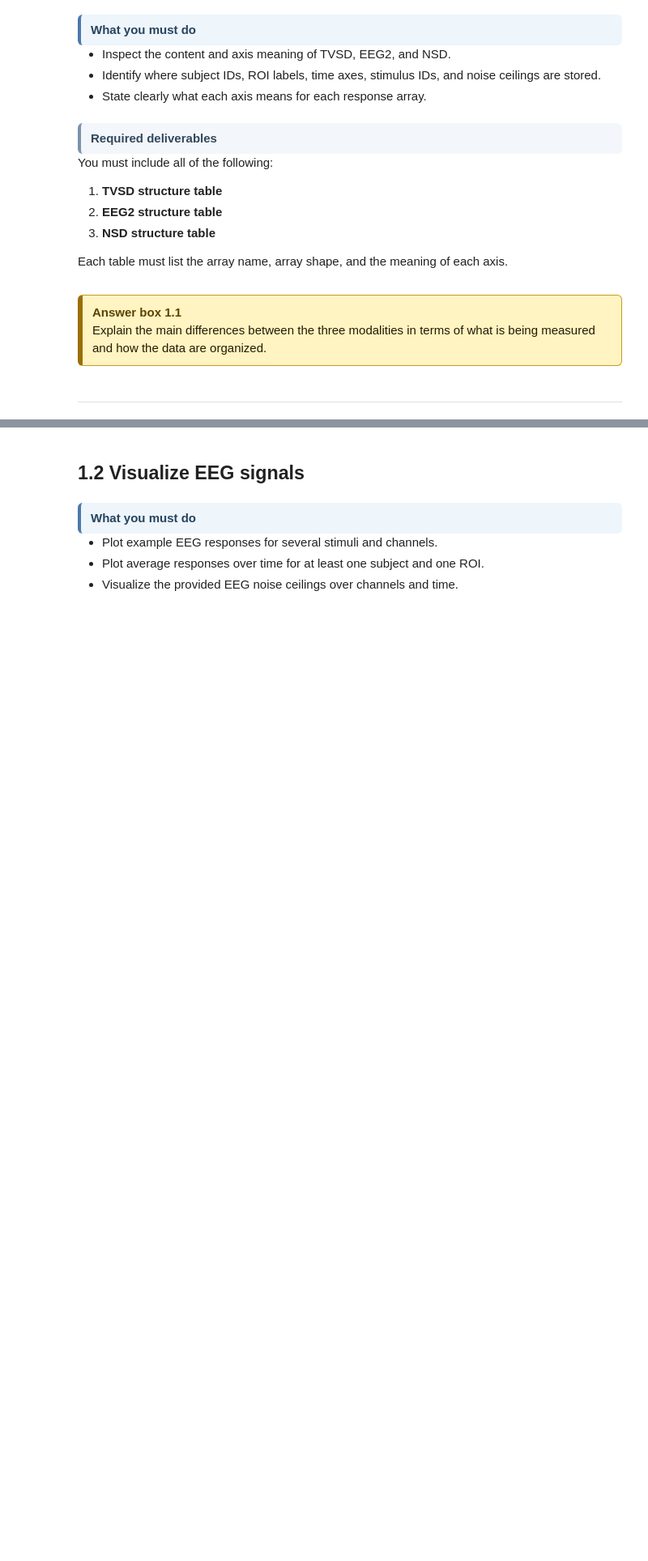
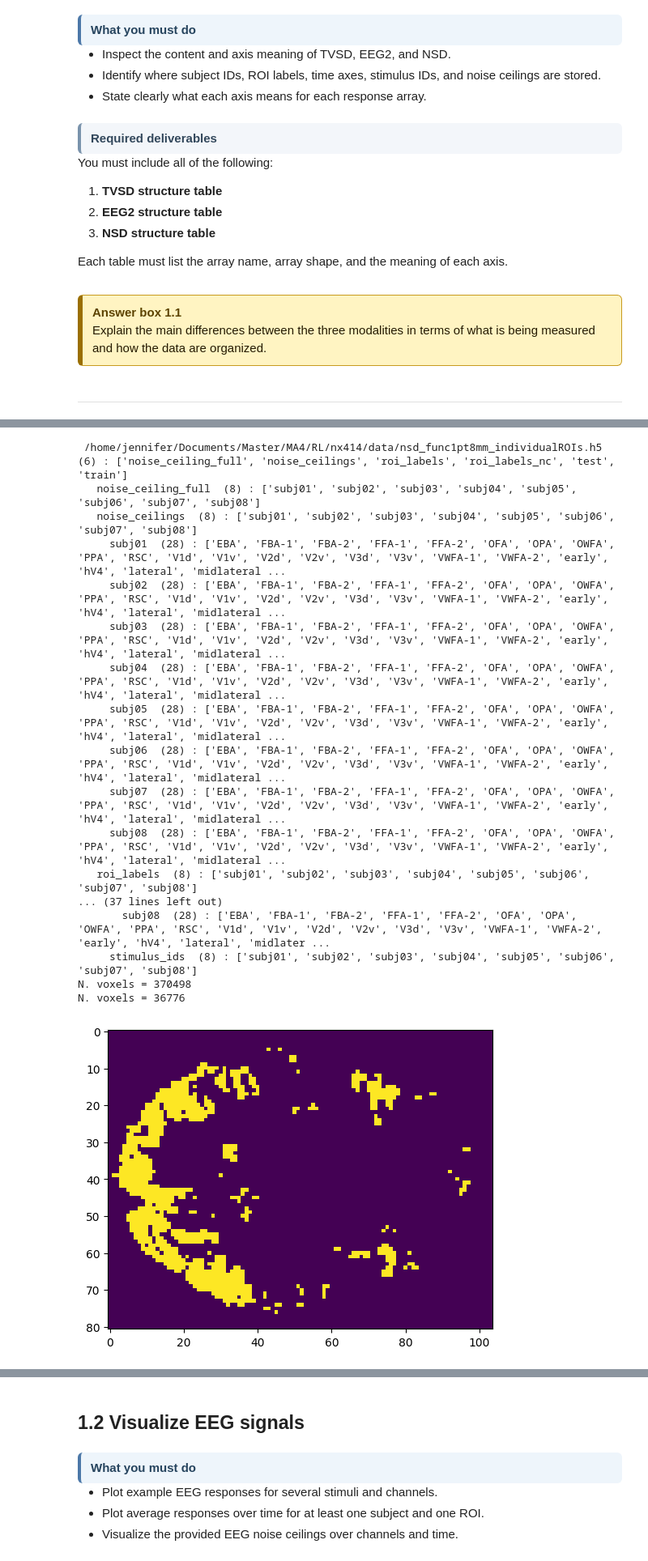
Before and after one commit to biancaziliotto/NX-414, a Jupyter notebook: project/nx414_project_2026_merged.ipynb, the cells around one changed output, grey strips where cells are left out. Shown at 81% size. Cells and saved outputs as stored; diff of their text form; code cells hidden in the pictures; blank space fills up the shorter version.

```diff
--- a/project/nx414_project_2026_merged.ipynb
+++ b/project/nx414_project_2026_merged.ipynb
@@ -451,23 +527,30 @@ Additionally, each split contains a vector of stimulus_id of length = n. stimuli
 
 For each (subject, ROI), noise ceiling is a vector of length = n. channels.
 # %%
-# Inspect NSD
-# NSD (human fMRI) — b3 single-trial beta estimates in func1pt8mm space, derived using voxel-wise HRF fitting, GLMdenoise, and ridge regression.
-# Analyses are restricted to ROI-defined visually responsive voxels, low-reliability voxels are filtered out, and responses are averaged across available repetitions.
-from utils.inspection_utils import load_and_inspect_h5
+load_and_inspect_h5(path=NSD_PATH, verbose=False)
 
-path_nsd = "/shared/NX-414/data/nsd_func1pt8mm_individualROIs.h5"
-
-load_and_inspect_h5(path = path_nsd, verbose=False)
-
-
-import matplotlib.pyplot as plt
-import h5py
-import numpy as np
-
-with h5py.File(path_nsd, "r") as f:
+with h5py.File(NSD_PATH, "r") as f:
     print(f"N. voxels = {np.sum(f['roi_labels']['subj01']['whole_brain'])}")
     print(f"N. voxels = {np.sum(f['roi_labels_nc']['subj01']['whole_brain'])}")
-    plt.imshow(f['roi_labels']['subj01']['whole_brain'][:,:,40])
-    plt.imshow(f['roi_labels_nc']['subj01']['whole_brain'][:,:,40])
+    plt.imshow(f['roi_labels']['subj01']['whole_brain'][:, :, 40])
+    plt.imshow(f['roi_labels_nc']['subj01']['whole_brain'][:, :, 40])
+# %% [output]
+ /home/jennifer/Documents/Master/MA4/RL/nx414/data/nsd_func1pt8mm_individualROIs.h5  (6) : ['noise_ceiling_full', 'noise_ceilings', 'roi_labels', 'roi_labels_nc', 'test', 'train']
+   noise_ceiling_full  (8) : ['subj01', 'subj02', 'subj03', 'subj04', 'subj05', 'subj06', 'subj07', 'subj08']
+   noise_ceilings  (8) : ['subj01', 'subj02', 'subj03', 'subj04', 'subj05', 'subj06', 'subj07', 'subj08']
+     subj01  (28) : ['EBA', 'FBA-1', 'FBA-2', 'FFA-1', 'FFA-2', 'OFA', 'OPA', 'OWFA', 'PPA', 'RSC', 'V1d', 'V1v', 'V2d', 'V2v', 'V3d', 'V3v', 'VWFA-1', 'VWFA-2', 'early', 'hV4', 'lateral', 'midlateral ...
+     subj02  (28) : ['EBA', 'FBA-1', 'FBA-2', 'FFA-1', 'FFA-2', 'OFA', 'OPA', 'OWFA', 'PPA', 'RSC', 'V1d', 'V1v', 'V2d', 'V2v', 'V3d', 'V3v', 'VWFA-1', 'VWFA-2', 'early', 'hV4', 'lateral', 'midlateral ...
+     subj03  (28) : ['EBA', 'FBA-1', 'FBA-2', 'FFA-1', 'FFA-2', 'OFA', 'OPA', 'OWFA', 'PPA', 'RSC', 'V1d', 'V1v', 'V2d', 'V2v', 'V3d', 'V3v', 'VWFA-1', 'VWFA-2', 'early', 'hV4', 'lateral', 'midlateral ...
+     subj04  (28) : ['EBA', 'FBA-1', 'FBA-2', 'FFA-1', 'FFA-2', 'OFA', 'OPA', 'OWFA', 'PPA', 'RSC', 'V1d', 'V1v', 'V2d', 'V2v', 'V3d', 'V3v', 'VWFA-1', 'VWFA-2', 'early', 'hV4', 'lateral', 'midlateral ...
+     subj05  (28) : ['EBA', 'FBA-1', 'FBA-2', 'FFA-1', 'FFA-2', 'OFA', 'OPA', 'OWFA', 'PPA', 'RSC', 'V1d', 'V1v', 'V2d', 'V2v', 'V3d', 'V3v', 'VWFA-1', 'VWFA-2', 'early', 'hV4', 'lateral', 'midlateral ...
+     subj06  (28) : ['EBA', 'FBA-1', 'FBA-2', 'FFA-1', 'FFA-2', 'OFA', 'OPA', 'OWFA', 'PPA', 'RSC', 'V1d', 'V1v', 'V2d', 'V2v', 'V3d', 'V3v', 'VWFA-1', 'VWFA-2', 'early', 'hV4', 'lateral', 'midlateral ...
+     subj07  (28) : ['EBA', 'FBA-1', 'FBA-2', 'FFA-1', 'FFA-2', 'OFA', 'OPA', 'OWFA', 'PPA', 'RSC', 'V1d', 'V1v', 'V2d', 'V2v', 'V3d', 'V3v', 'VWFA-1', 'VWFA-2', 'early', 'hV4', 'lateral', 'midlateral ...
+     subj08  (28) : ['EBA', 'FBA-1', 'FBA-2', 'FFA-1', 'FFA-2', 'OFA', 'OPA', 'OWFA', 'PPA', 'RSC', 'V1d', 'V1v', 'V2d', 'V2v', 'V3d', 'V3v', 'VWFA-1', 'VWFA-2', 'early', 'hV4', 'lateral', 'midlateral ...
+   roi_labels  (8) : ['subj01', 'subj02', 'subj03', 'subj04', 'subj05', 'subj06', 'subj07', 'subj08']
+... (37 lines left out)
+       subj08  (28) : ['EBA', 'FBA-1', 'FBA-2', 'FFA-1', 'FFA-2', 'OFA', 'OPA', 'OWFA', 'PPA', 'RSC', 'V1d', 'V1v', 'V2d', 'V2v', 'V3d', 'V3v', 'VWFA-1', 'VWFA-2', 'early', 'hV4', 'lateral', 'midlater ...
+     stimulus_ids  (8) : ['subj01', 'subj02', 'subj03', 'subj04', 'subj05', 'subj06', 'subj07', 'subj08']
+N. voxels = 370498
+N. voxels = 36776
+[figure, added]
 # %% [markdown]
```
Also changed, not shown: parts of 40 cells of this notebook.
